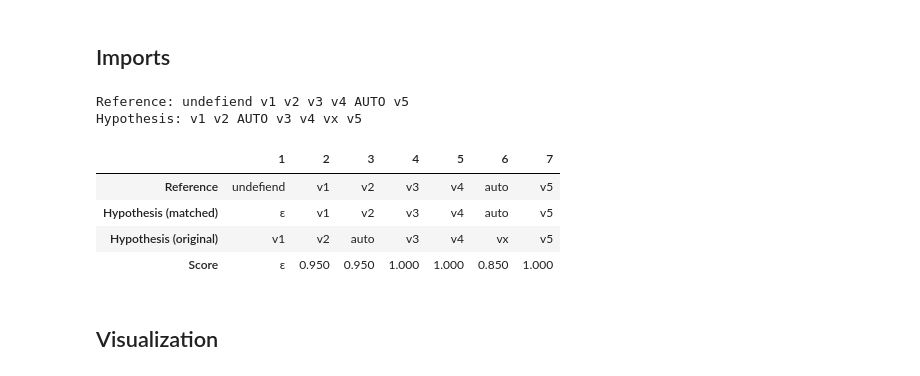
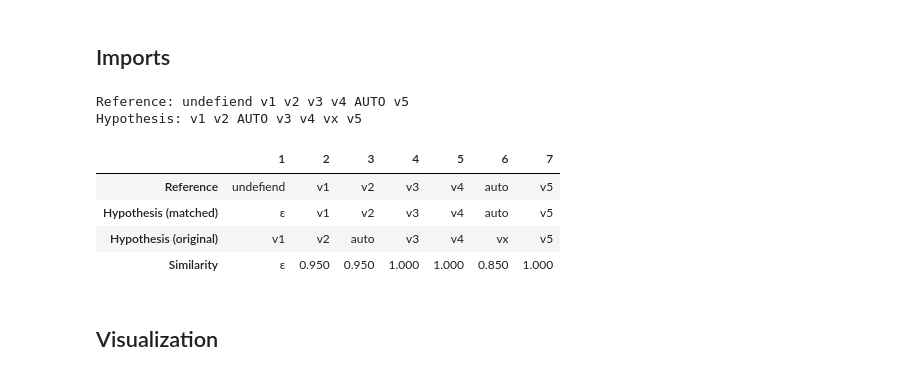
Before and after one commit to michamettler/BA-FS26_ciel_Mettler_Dialektanalyse, a Jupyter notebook: scripts/bipartite-matching.ipynb, the cells around one changed output. Drawn from its saved outputs; the diff is of its cells as text; code cells hidden in the pictures.

Commit message:
leftover score renamings in ipynb

```diff
--- a/scripts/bipartite-matching.ipynb
+++ b/scripts/bipartite-matching.ipynb
@@ -82,41 +82,41 @@ G = build_full_bipartite_graph(
 )
 matching = solve_matching(G)
 
 # row 1: reference
 ref_row = list(ref)
 
 # row 2: matched hypothesis word per reference position, or epsilon
 hypothesis_row = []
-score_row = []
+similarity_row = []
 for i in range(n_r):
     ref_word = ref[i]
     hyp_node = matching[get_node_name(REFERENCE_PARTITION, i)]
     hyp_word = G.nodes[hyp_node][ATTR_WORD]
-    score = G.edges[get_node_name(REFERENCE_PARTITION, i), hyp_node][ATTR_SIMILARITY]
+    similarity = G.edges[get_node_name(REFERENCE_PARTITION, i), hyp_node][ATTR_SIMILARITY]
     hypothesis_row.append(hyp_word)
-    if score is not None:
-        score_row.append(f"{score:.3f}")
+    if similarity is not None:
+        similarity_row.append(f"{similarity:.3f}")
     else:
-        score_row.append("ε")
+        similarity_row.append("ε")
 
 # row 3: hypothesis in transcribed order
 hyp_row = list(hyp)
 
 # build df
 df_alignment = pd.DataFrame(
-    [ref_row, hypothesis_row, hyp_row, score_row],
-    index=["Reference", "Hypothesis (matched)", "Hypothesis (original)", "Score"],
+    [ref_row, hypothesis_row, hyp_row, similarity_row],
+    index=["Reference", "Hypothesis (matched)", "Hypothesis (original)", "Similarity"],
 )
 df_alignment.columns = range(1, max(n_h, n_r) + 1)
 df_alignment
 # %% [output]
 Reference: undefiend v1 v2 v3 v4 AUTO v5
 Hypothesis: v1 v2 AUTO v3 v4 vx v5
 |  | 1 | 2 | 3 | 4 | 5 | 6 | 7 |
 | Reference | undefiend | v1 | v2 | v3 | v4 | auto | v5 |
 | Hypothesis (matched) | ε | v1 | v2 | v3 | v4 | auto | v5 |
 | Hypothesis (original) | v1 | v2 | auto | v3 | v4 | vx | v5 |
-| Score | ε | 0.950 | 0.950 | 1.000 | 1.000 | 0.850 | 1.000 |
+| Similarity | ε | 0.950 | 0.950 | 1.000 | 1.000 | 0.850 | 1.000 |
 # %% [markdown]
 ## Visualization
 # %% [markdown]
```
Also changed, not shown: parts of 2 cells of this notebook.
